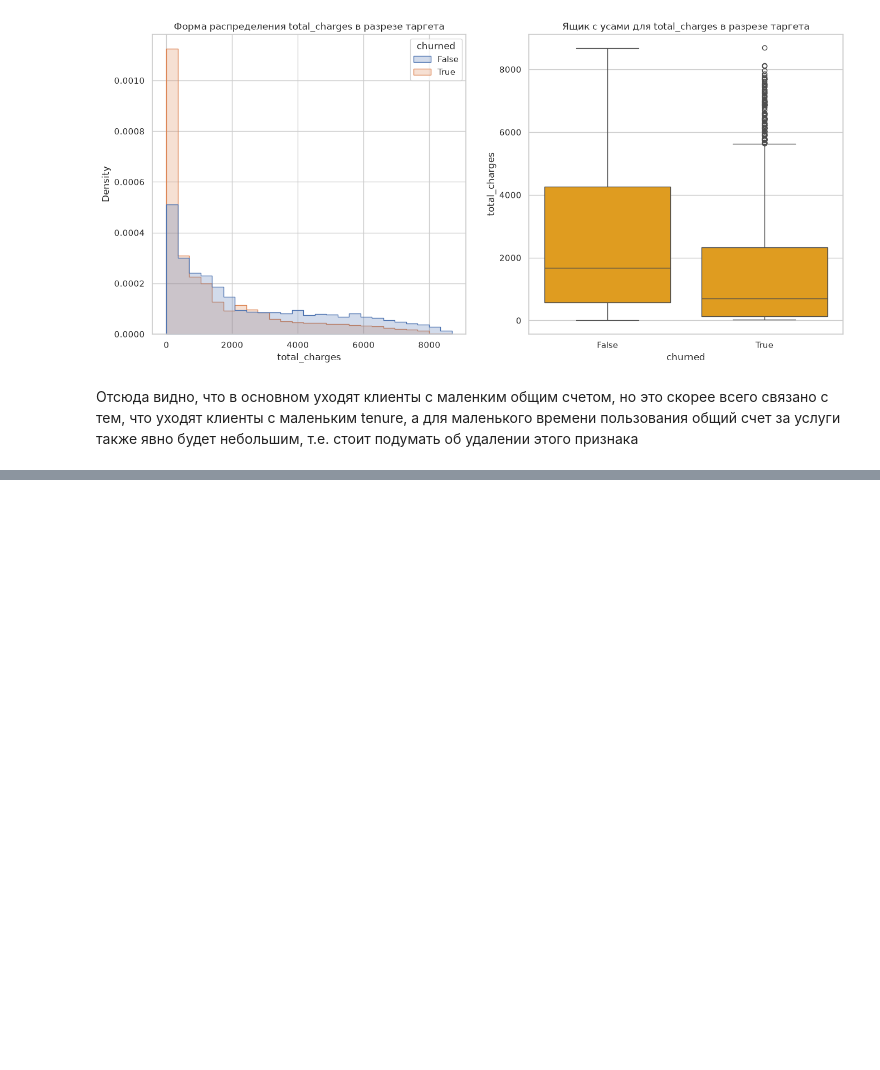
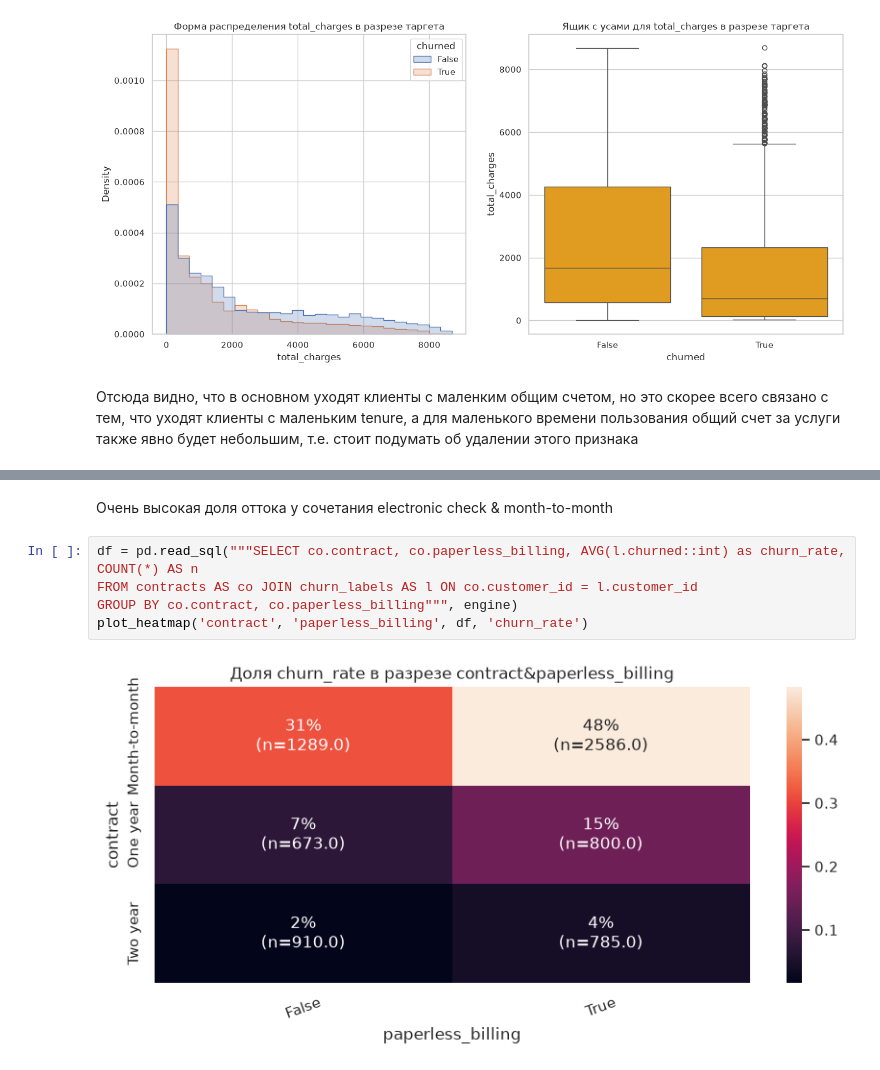
Before and after one commit to rafsimoms/churn-prediction-service, a Jupyter notebook: notebooks/01_eda.ipynb, the cells around one changed output, grey strips where cells are left out. Cells and saved outputs as stored; diff of their text form; blank space fills up the shorter version.

```diff
--- a/notebooks/01_eda.ipynb
+++ b/notebooks/01_eda.ipynb
@@ -255,0 +273,9 @@ hist_and_box(df=df, col_name='total_charges')
+# %% [markdown]
+Очень высокая доля оттока у сочетания electronic check & month-to-month
+# %%
+df = pd.read_sql("""SELECT co.contract, co.paperless_billing, AVG(l.churned::int) as churn_rate, COUNT(*) AS n
+FROM contracts AS co JOIN churn_labels AS l ON co.customer_id = l.customer_id
+GROUP BY co.contract, co.paperless_billing""", engine)
+plot_heatmap('contract', 'paperless_billing', df, 'churn_rate')
+# %% [output]
+[figure, added]
```
Also changed, not shown: parts of 21 cells of this notebook, 1 other file.
